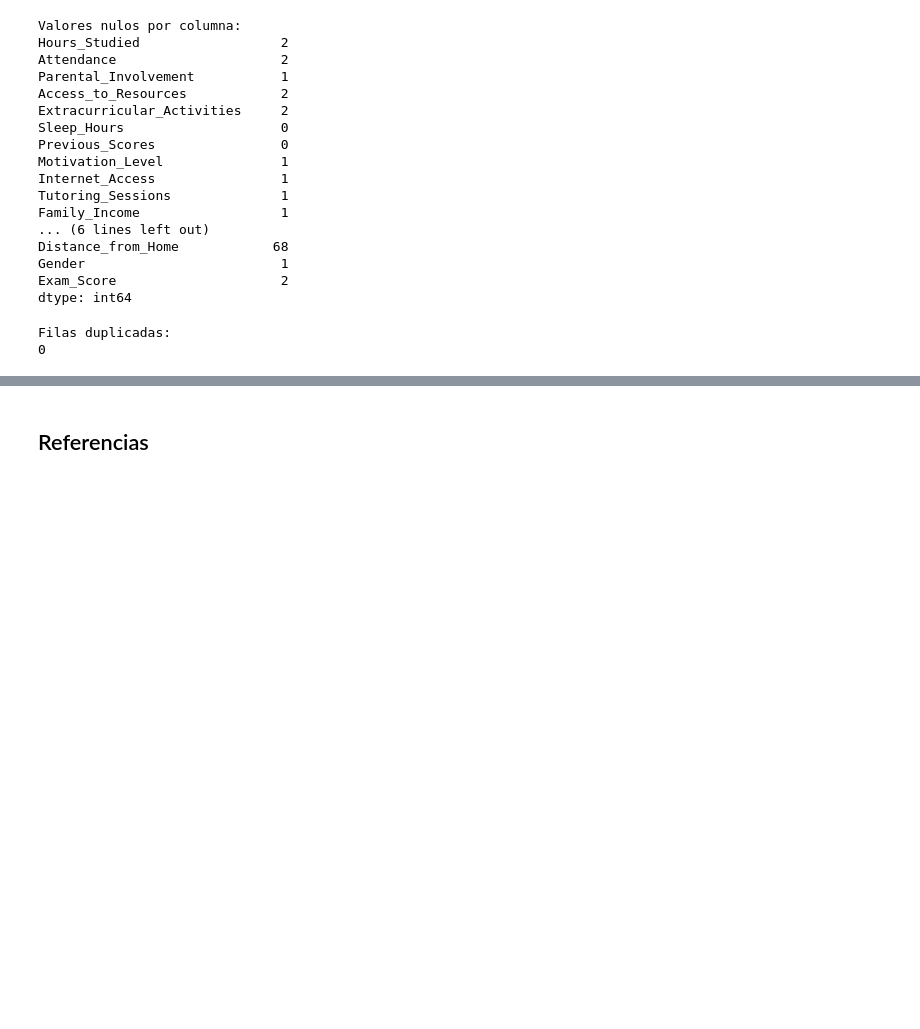
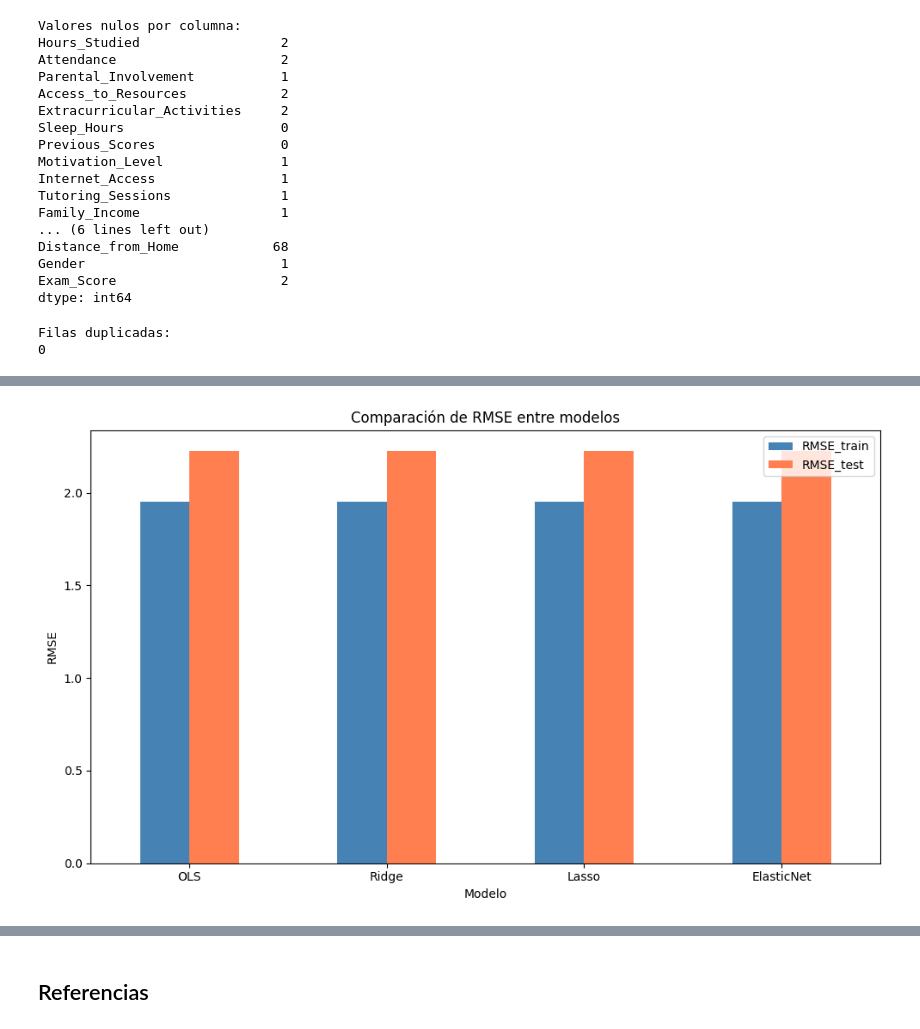
Before and after one commit to juanmoranerre/student-performance-regression, a Jupyter notebook: Proyecto_01.ipynb, the cells around one changed output, grey strips where cells are left out. Cells and saved outputs as stored; diff of their text form; code cells hidden in the pictures; blank space fills up the shorter version.

```diff
--- a/Proyecto_01.ipynb
+++ b/Proyecto_01.ipynb
@@ -326,0 +942,9 @@ Filas duplicadas:
+# %%
+df_resultados[['RMSE_train', 'RMSE_test']].plot(kind='bar', figsize=(10, 6), color=['steelblue', 'coral'])
+plt.title('Comparación de RMSE entre modelos')
+plt.ylabel('RMSE')
+plt.xticks(rotation=0)
+plt.tight_layout()
+plt.show()
+# %% [output]
+[figure, added]
```
Also changed, not shown: parts of 40 cells of this notebook.
